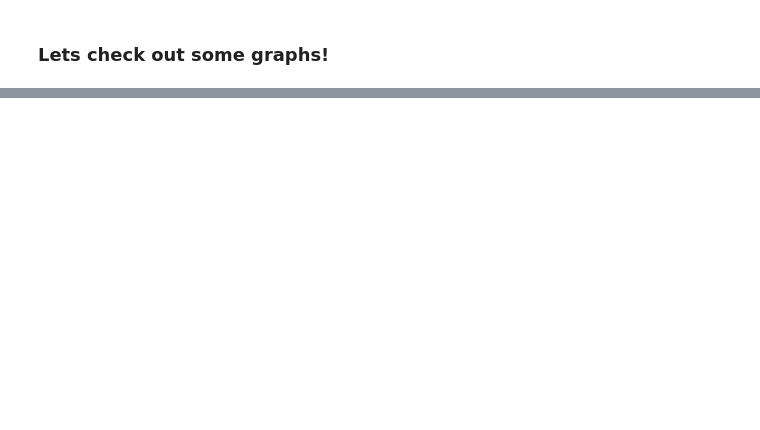
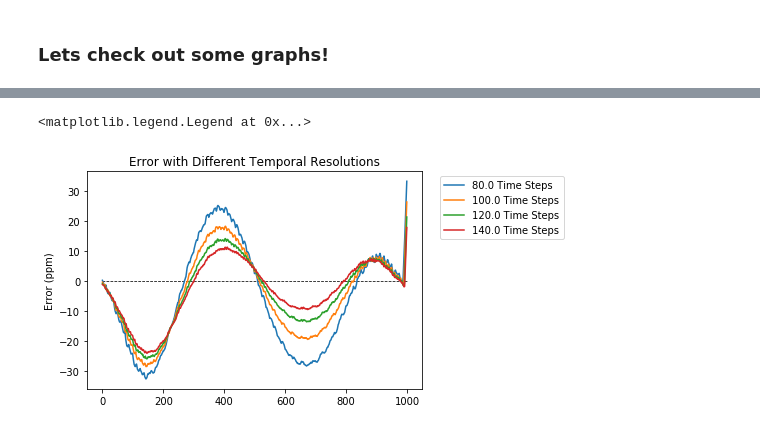
Before and after one commit to ZYVE255/ebm-optimizer, a Jupyter notebook: TemporalResolution_Testing.ipynb, the cells around one changed output, grey strips where cells are left out. Saved outputs shown, nothing was run; the diff lists cells and outputs as text; code cells hidden in the pictures; blank space fills up the shorter version.

```diff
--- a/TemporalResolution_Testing.ipynb
+++ b/TemporalResolution_Testing.ipynb
@@ -185,0 +89,2 @@ Echo ttc: 10.055303573608398 ms
+# %%
+blt, blm, blc = opt.CreateBaseline(star,planet,spacial=16, orbit=1, temporal=10000)
@@ -185,0 +93,6 @@ Echo ttc: 10.055303573608398 ms
+# %%
+d = np.zeros(shape=((5),2))
+d[:,1]=16
+for i in range(0,5):
+    d[i,0] = (i*20)+60
+d
@@ -185,0 +107,2 @@ Echo ttc: 10.055303573608398 ms
+# %%
+lcs, data = opt.RunTests(star, planet, d, blc, blt)
@@ -185,0 +120,10 @@ Echo ttc: 10.055303573608398 ms
+# %%
+plt.title("Error with Different Temporal Resolutions")
+plt.ylabel("Error (ppm)")
+plt.plot((blc-blc)*1e6, 'k', linestyle = "--", lw=0.75)
+for i in range (1,lcs.shape[0]):
+    plt.plot((blc-lcs[i])*1e6, label=str(data[i,0])+" Time Steps")
+plt.legend(bbox_to_anchor=(1.04,1), loc="upper left")
+# %% [output]
+<matplotlib.legend.Legend at 0x...>
+[figure, added]
```
Also changed, not shown: parts of 17 cells of this notebook, 3 other files.
